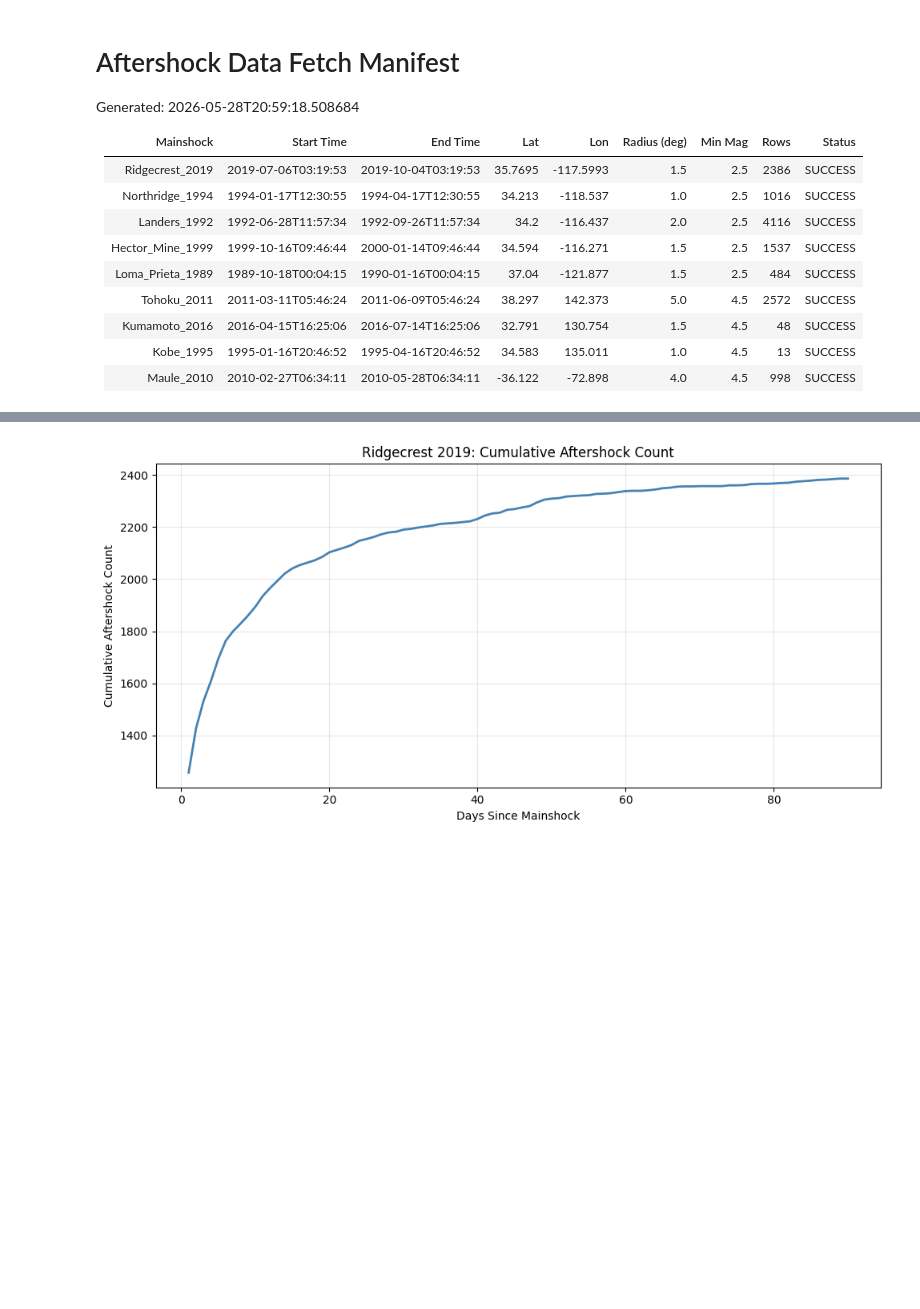
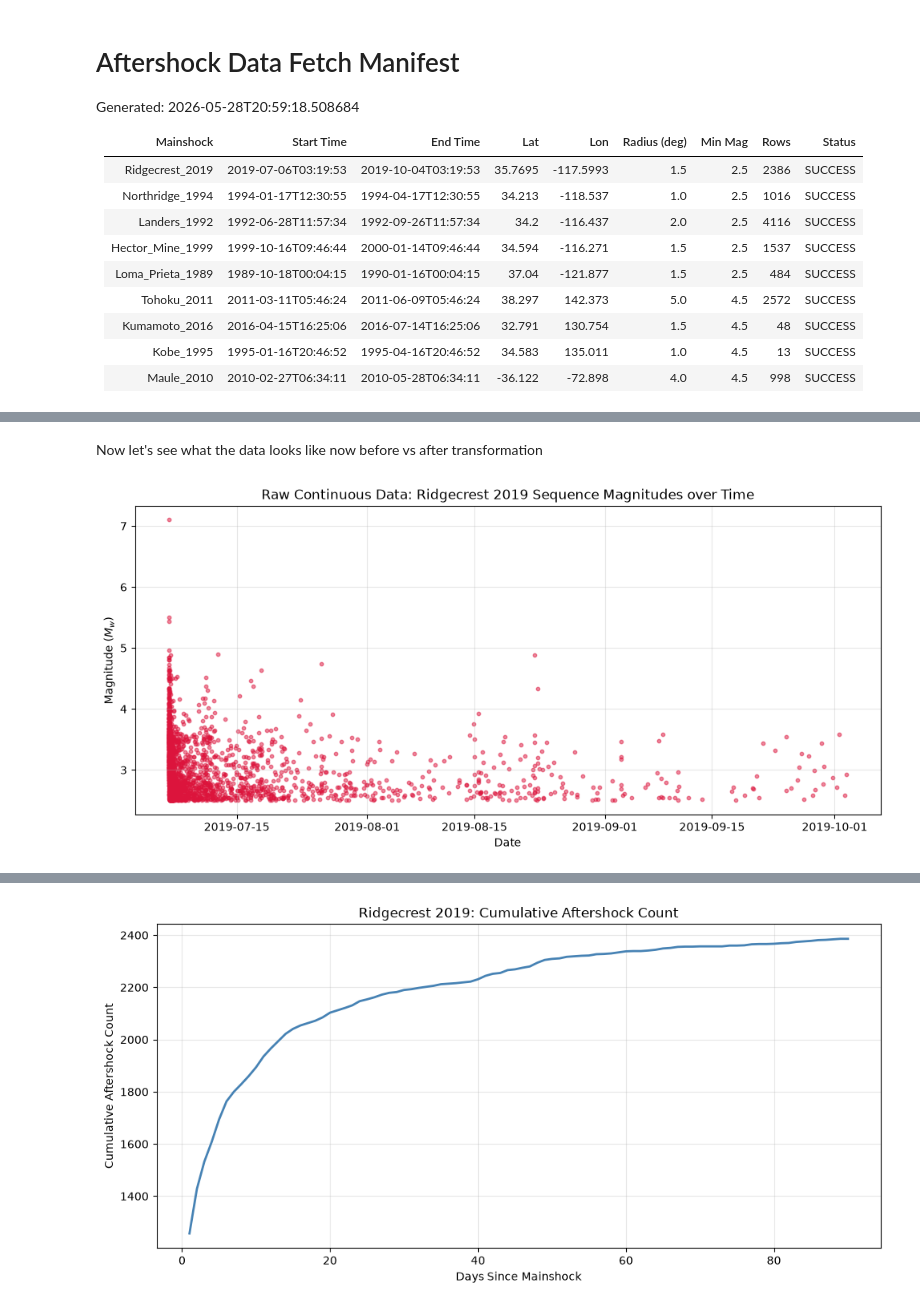
Before and after one commit to cronenberg64/aftershock-decay-forecasting, a Jupyter notebook: notebooks/capstone_main.ipynb, the cells around one changed output, grey strips where cells are left out. Cells and saved outputs as stored; diff of their text form; code cells hidden in the pictures; blank space fills up the shorter version.

```diff
--- a/notebooks/capstone_main.ipynb
+++ b/notebooks/capstone_main.ipynb
@@ -178,0 +311,18 @@ The magnitudes range from 2.5 (the $M_c$ threshold) to 5.44, with a mean of 2.89
+# %% [markdown]
+Now let's see what the data looks like now before vs after transformation
+# %%
+import matplotlib.pyplot as plt
+import pandas as pd
+
+rc_raw = raw_data['Ridgecrest_2019'].copy()
+rc_raw['time'] = pd.to_datetime(rc_raw['time'])
+
+plt.figure(figsize=(12, 5))
+plt.scatter(rc_raw['time'], rc_raw['mag'], alpha=0.5, color='crimson', s=10)
+plt.title('Raw Continuous Data: Ridgecrest 2019 Sequence Magnitudes over Time')
+plt.xlabel('Date')
+plt.ylabel('Magnitude ($M_w$)')
+plt.grid(True, alpha=0.3)
+plt.show()
+# %% [output]
+[figure, added]
```
Also changed, not shown: parts of 104 cells of this notebook, 9 other files.
